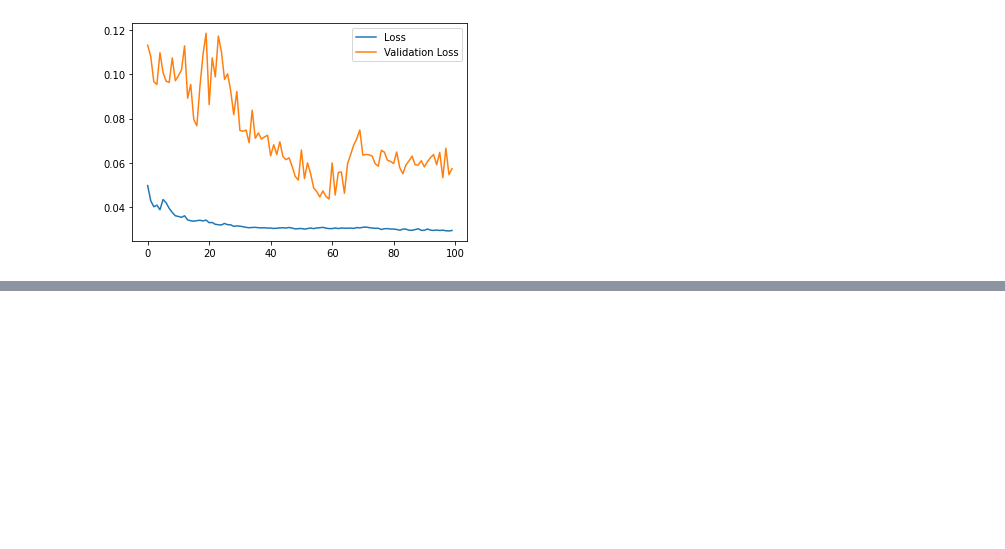
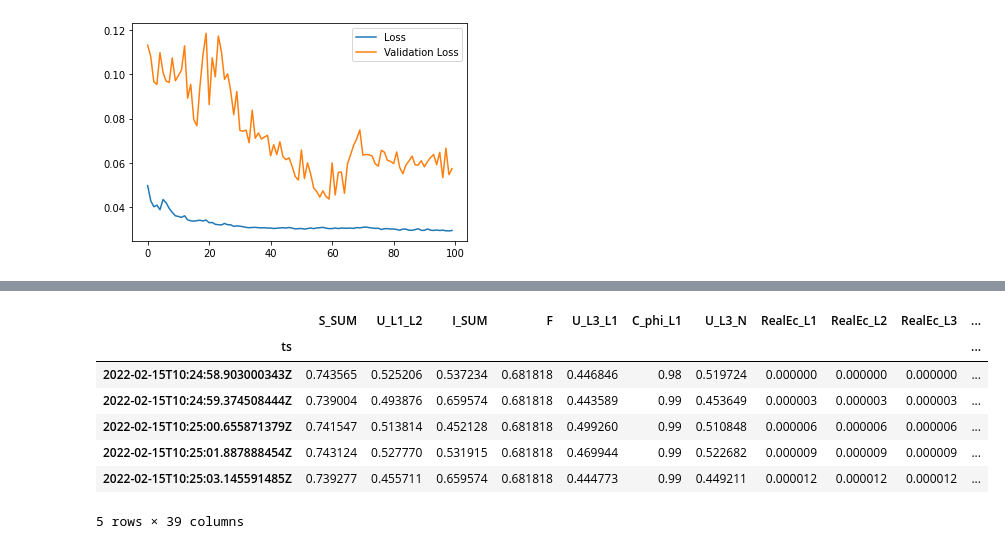
Before and after one commit to PedroOliveiraPT/Electricity-Forecasting, a Jupyter notebook: Results.ipynb, the cells around one changed output, grey strips where cells are left out. Drawn from its saved outputs; the diff is of its cells as text; code cells hidden in the pictures; blank space fills up the shorter version.

```diff
--- a/Results.ipynb
+++ b/Results.ipynb
@@ -49,0 +81,15 @@ model = load_model("models/PCA_LSTM_60secs")
+# %%
+from sklearn import preprocessing
+scaler = preprocessing.MinMaxScaler()
+d = scaler.fit_transform(df)
+scaled_df = pd.DataFrame(d, columns=df.columns, index=df.index)
+scaled_df.head()
+# %% [output]
+|  | S_SUM | U_L1_L2 | I_SUM | F | U_L3_L1 | C_phi_L1 | U_L3_N | RealEc_L1 | RealEc_L2 | RealEc_L3 | ... |
+| ts |  |  |  |  |  |  |  |  |  |  | ... |
+| 2022-02-15T10:24:58.903000343Z | 0.743565 | 0.525206 | 0.537234 | 0.681818 | 0.446846 | 0.98 | 0.519724 | 0.000000 | 0.000000 | 0.000000 | ... |
+| 2022-02-15T10:24:59.374508444Z | 0.739004 | 0.493876 | 0.659574 | 0.681818 | 0.443589 | 0.99 | 0.453649 | 0.000003 | 0.000003 | 0.000003 | ... |
+| 2022-02-15T10:25:00.655871379Z | 0.741547 | 0.513814 | 0.452128 | 0.681818 | 0.499260 | 0.99 | 0.510848 | 0.000006 | 0.000006 | 0.000006 | ... |
+| 2022-02-15T10:25:01.887888454Z | 0.743124 | 0.527770 | 0.531915 | 0.681818 | 0.469944 | 0.99 | 0.522682 | 0.000009 | 0.000009 | 0.000009 | ... |
+| 2022-02-15T10:25:03.145591485Z | 0.739277 | 0.455711 | 0.659574 | 0.681818 | 0.444773 | 0.99 | 0.449211 | 0.000012 | 0.000012 | 0.000012 | ... |
+5 rows × 39 columns
```
Also changed, not shown: parts of 6 cells of this notebook, 2 other files.
